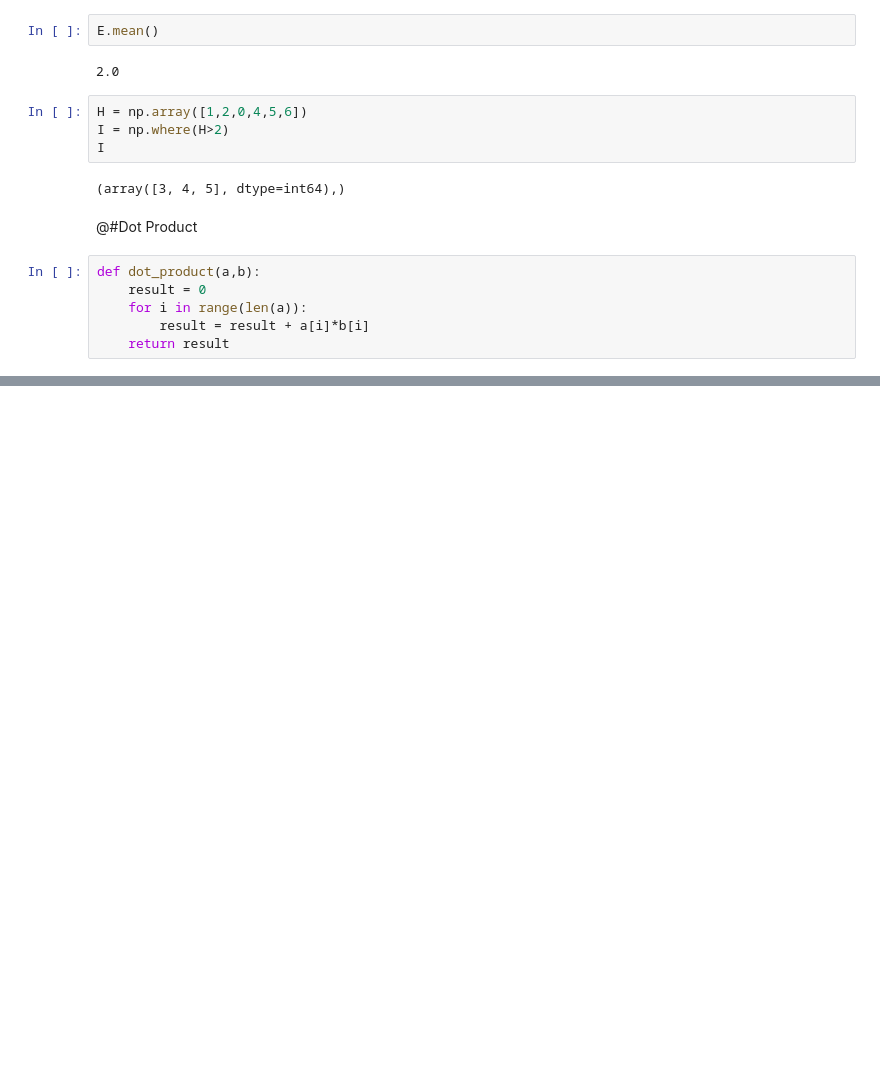
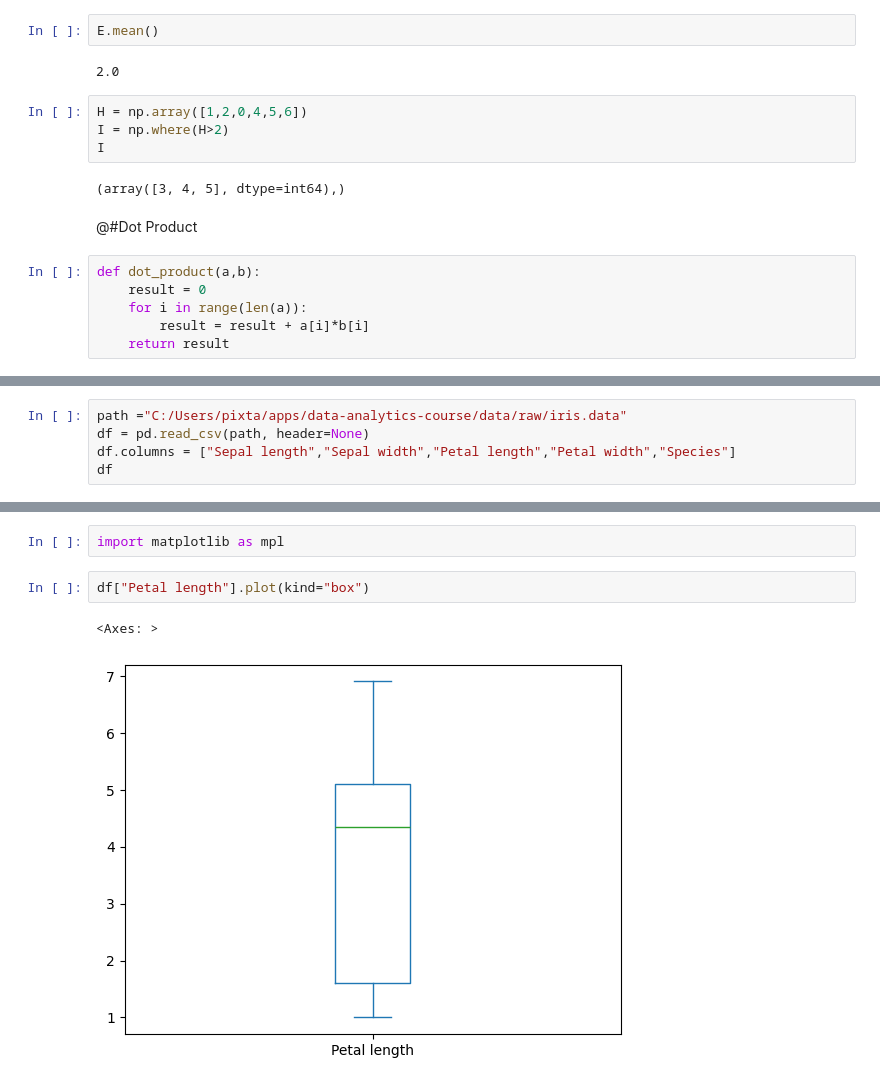
Before and after one commit to amaldonadog/data-analytics-course, a Jupyter notebook: notebooks/3_intro_numpy_pandas.ipynb, the cells around one changed output, grey strips where cells are left out. Cells and saved outputs as stored; diff of their text form; blank space fills up the shorter version.

```diff
--- a/notebooks/3_intro_numpy_pandas.ipynb
+++ b/notebooks/3_intro_numpy_pandas.ipynb
@@ -193,0 +198,5 @@ total
+# %%
+path ="C:/Users/pixta/apps/data-analytics-course/data/raw/iris.data"
+df = pd.read_csv(path, header=None)
+df.columns = ["Sepal length","Sepal width","Petal length","Petal width","Species"]
+df
@@ -193,0 +419,7 @@ total
+# %%
+import matplotlib as mpl
+# %%
+df["Petal length"].plot(kind="box")
+# %% [output]
+<Axes: >
+[figure, added]
```
Also changed, not shown: parts of 26 cells of this notebook.
